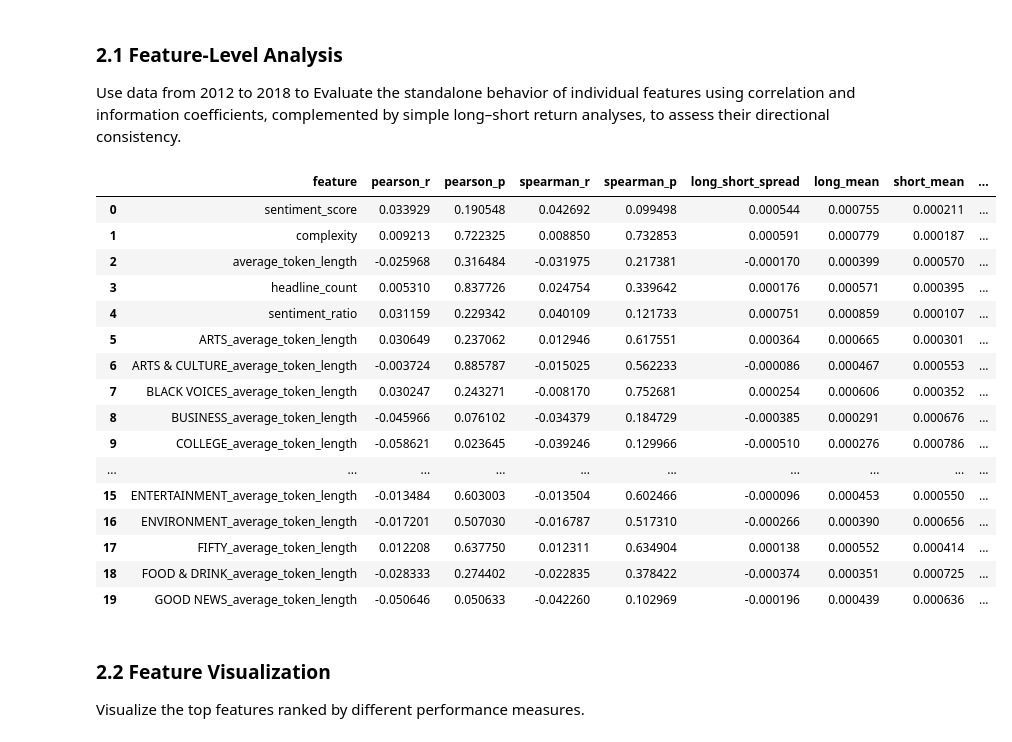
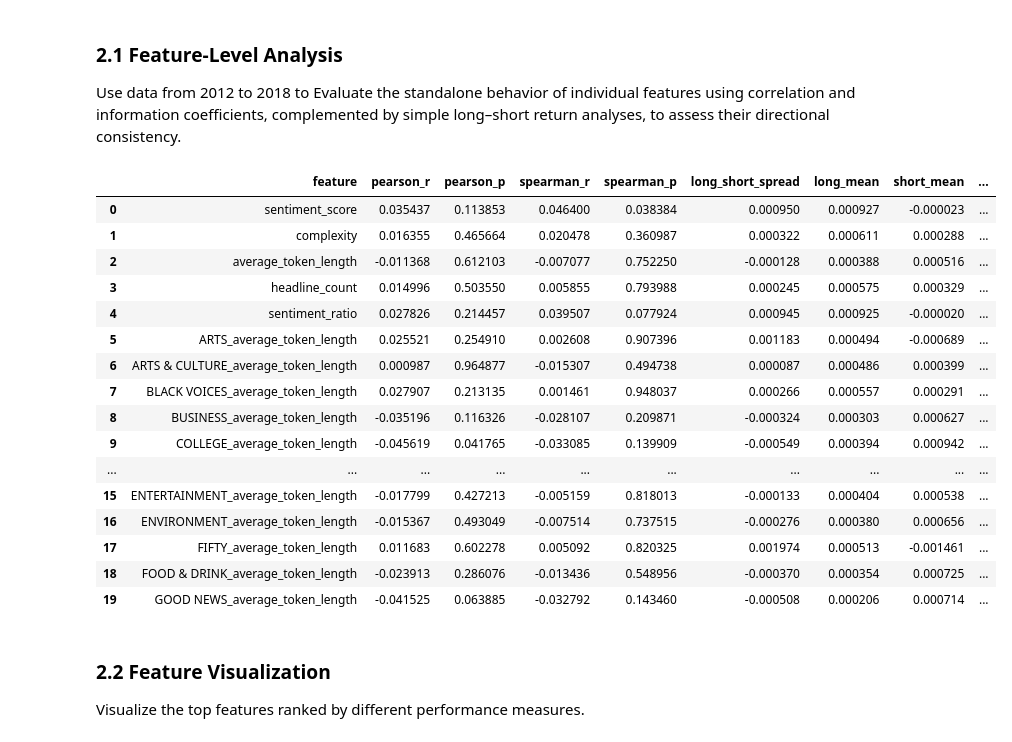
Before and after one commit to ayxemma/news, a Jupyter notebook: notebook.ipynb, the cells around one changed output. Saved outputs shown, nothing was run; the diff lists cells and outputs as text; code cells hidden in the pictures.

```diff
--- a/notebook.ipynb
+++ b/notebook.ipynb
@@ -399,27 +399,27 @@ Feature columns (first 10):
 Use data from 2012 to 2018 to Evaluate the standalone behavior of individual features using correlation and information coefficients, complemented by simple long–short return analyses, to assess their directional consistency.
 # %%
 # Analyze all features and create summary table
-df_features_clean = df_features_clean[df_features_clean['date'] < '2018-01-01']
-feature_analysis_results = feature_analyzer.analyze_all_features(df_features_clean)
+df_features_is = df_features_clean[df_features_clean['date'] < '2019-12-31'].copy()
+feature_analysis_results = feature_analyzer.analyze_all_features(df_features_is)
 feature_analysis_results.head(20)
 # %% [output]
 |  | feature | pearson_r | pearson_p | spearman_r | spearman_p | long_short_spread | long_mean | short_mean | ... |
-| 0 | sentiment_score | 0.033929 | 0.190548 | 0.042692 | 0.099498 | 0.000544 | 0.000755 | 0.000211 | ... |
-| 1 | complexity | 0.009213 | 0.722325 | 0.008850 | 0.732853 | 0.000591 | 0.000779 | 0.000187 | ... |
-| 2 | average_token_length | -0.025968 | 0.316484 | -0.031975 | 0.217381 | -0.000170 | 0.000399 | 0.000570 | ... |
-| 3 | headline_count | 0.005310 | 0.837726 | 0.024754 | 0.339642 | 0.000176 | 0.000571 | 0.000395 | ... |
-| 4 | sentiment_ratio | 0.031159 | 0.229342 | 0.040109 | 0.121733 | 0.000751 | 0.000859 | 0.000107 | ... |
-| 5 | ARTS_average_token_length | 0.030649 | 0.237062 | 0.012946 | 0.617551 | 0.000364 | 0.000665 | 0.000301 | ... |
-| 6 | ARTS & CULTURE_average_token_length | -0.003724 | 0.885787 | -0.015025 | 0.562233 | -0.000086 | 0.000467 | 0.000553 | ... |
-| 7 | BLACK VOICES_average_token_length | 0.030247 | 0.243271 | -0.008170 | 0.752681 | 0.000254 | 0.000606 | 0.000352 | ... |
-| 8 | BUSINESS_average_token_length | -0.045966 | 0.076102 | -0.034379 | 0.184729 | -0.000385 | 0.000291 | 0.000676 | ... |
-| 9 | COLLEGE_average_token_length | -0.058621 | 0.023645 | -0.039246 | 0.129966 | -0.000510 | 0.000276 | 0.000786 | ... |
+| 0 | sentiment_score | 0.035437 | 0.113853 | 0.046400 | 0.038384 | 0.000950 | 0.000927 | -0.000023 | ... |
+| 1 | complexity | 0.016355 | 0.465664 | 0.020478 | 0.360987 | 0.000322 | 0.000611 | 0.000288 | ... |
+| 2 | average_token_length | -0.011368 | 0.612103 | -0.007077 | 0.752250 | -0.000128 | 0.000388 | 0.000516 | ... |
+| 3 | headline_count | 0.014996 | 0.503550 | 0.005855 | 0.793988 | 0.000245 | 0.000575 | 0.000329 | ... |
+| 4 | sentiment_ratio | 0.027826 | 0.214457 | 0.039507 | 0.077924 | 0.000945 | 0.000925 | -0.000020 | ... |
+| 5 | ARTS_average_token_length | 0.025521 | 0.254910 | 0.002608 | 0.907396 | 0.001183 | 0.000494 | -0.000689 | ... |
+| 6 | ARTS & CULTURE_average_token_length | 0.000987 | 0.964877 | -0.015307 | 0.494738 | 0.000087 | 0.000486 | 0.000399 | ... |
+| 7 | BLACK VOICES_average_token_length | 0.027907 | 0.213135 | 0.001461 | 0.948037 | 0.000266 | 0.000557 | 0.000291 | ... |
+| 8 | BUSINESS_average_token_length | -0.035196 | 0.116326 | -0.028107 | 0.209871 | -0.000324 | 0.000303 | 0.000627 | ... |
+| 9 | COLLEGE_average_token_length | -0.045619 | 0.041765 | -0.033085 | 0.139909 | -0.000549 | 0.000394 | 0.000942 | ... |
 | ... | ... | ... | ... | ... | ... | ... | ... | ... | ... |
-| 15 | ENTERTAINMENT_average_token_length | -0.013484 | 0.603003 | -0.013504 | 0.602466 | -0.000096 | 0.000453 | 0.000550 | ... |
-| 16 | ENVIRONMENT_average_token_length | -0.017201 | 0.507030 | -0.016787 | 0.517310 | -0.000266 | 0.000390 | 0.000656 | ... |
-| 17 | FIFTY_average_token_length | 0.012208 | 0.637750 | 0.012311 | 0.634904 | 0.000138 | 0.000552 | 0.000414 | ... |
-| 18 | FOOD & DRINK_average_token_length | -0.028333 | 0.274402 | -0.022835 | 0.378422 | -0.000374 | 0.000351 | 0.000725 | ... |
-| 19 | GOOD NEWS_average_token_length | -0.050646 | 0.050633 | -0.042260 | 0.102969 | -0.000196 | 0.000439 | 0.000636 | ... |
+| 15 | ENTERTAINMENT_average_token_length | -0.017799 | 0.427213 | -0.005159 | 0.818013 | -0.000133 | 0.000404 | 0.000538 | ... |
+| 16 | ENVIRONMENT_average_token_length | -0.015367 | 0.493049 | -0.007514 | 0.737515 | -0.000276 | 0.000380 | 0.000656 | ... |
+| 17 | FIFTY_average_token_length | 0.011683 | 0.602278 | 0.005092 | 0.820325 | 0.001974 | 0.000513 | -0.001461 | ... |
+| 18 | FOOD & DRINK_average_token_length | -0.023913 | 0.286076 | -0.013436 | 0.548956 | -0.000370 | 0.000354 | 0.000725 | ... |
+| 19 | GOOD NEWS_average_token_length | -0.041525 | 0.063885 | -0.032792 | 0.143460 | -0.000508 | 0.000206 | 0.000714 | ... |
 # %% [markdown]
 ### 2.2 Feature Visualization
 
```
Also changed, not shown: parts of 7 cells of this notebook.
